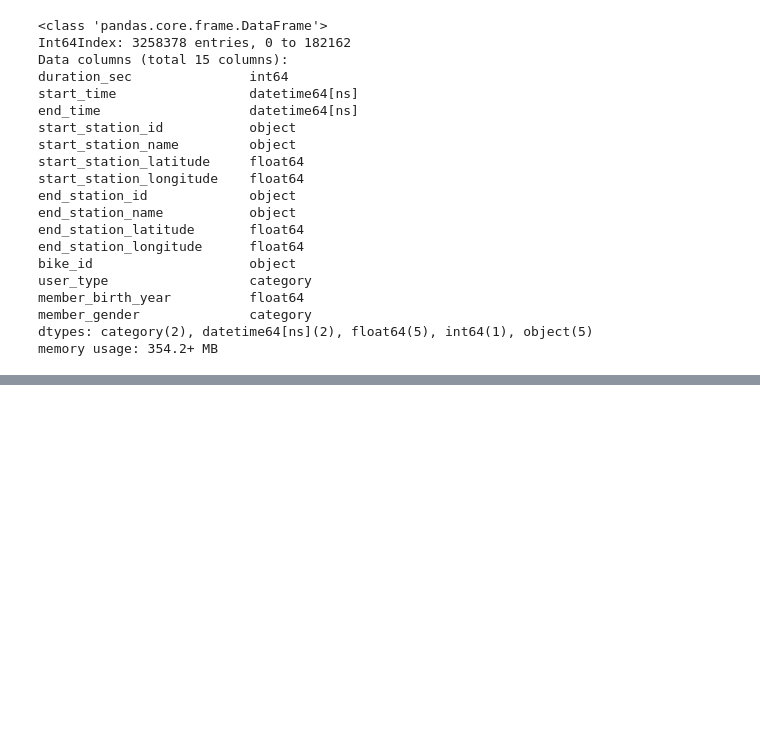
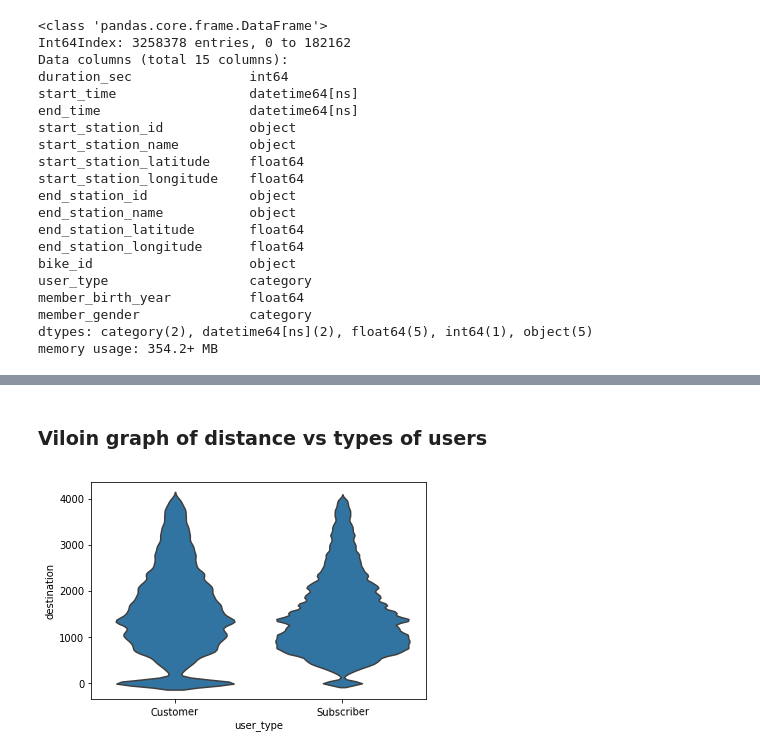
Before and after one commit to mohamed-gomaa84/Communicate_Data_Findings, a Jupyter notebook: exploration_template.ipynb, the cells around one changed output, grey strips where cells are left out. Saved outputs shown, nothing was run; the diff lists cells and outputs as text; code cells hidden in the pictures; blank space fills up the shorter version.

```diff
--- a/exploration_template.ipynb
+++ b/exploration_template.ipynb
@@ -533,0 +732,7 @@ ParserError: Error tokenizing data. C error: Calling read(nbytes) on source fail
+# %% [markdown]
+### Viloin graph of distance vs types of users
+# %%
+sns.violinplot(data = df.query("distance <= 2133+ 1.5*1247"),x = 'user_type',y='destination',color = sns.color_palette()[0],inner=None);
+plt.xticks(rotation=1);
+# %% [output]
+[figure, added]
```
Also changed, not shown: parts of 89 cells of this notebook.
